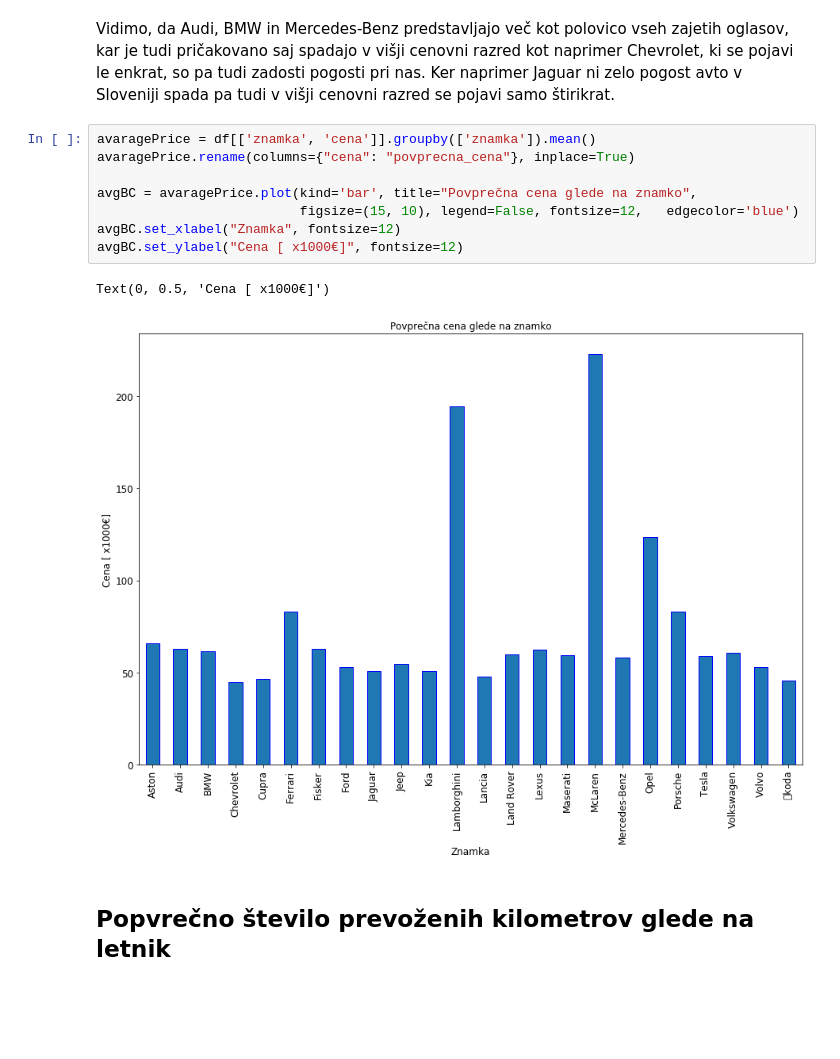
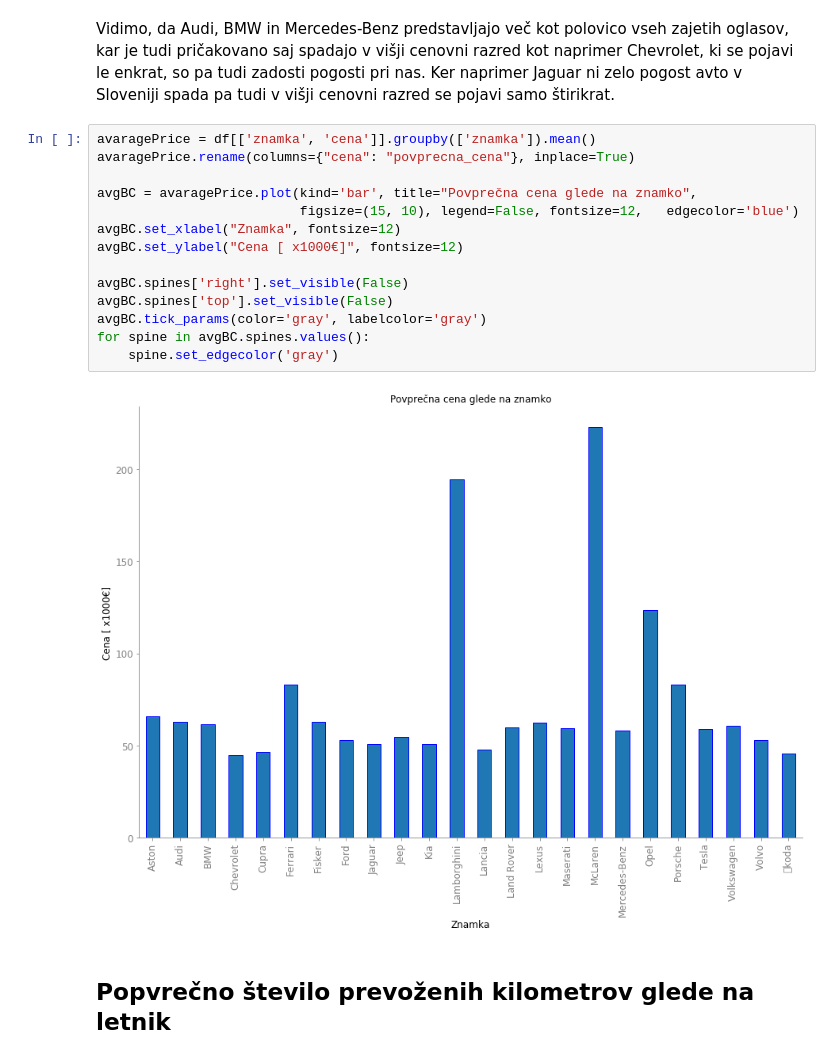
Before and after one commit to VidVrbnjak/Programiranje-1, a Jupyter notebook: Analiza_podatkov.ipynb, the cells around one changed output. Drawn from its saved outputs; the diff is of its cells as text; blank space fills up the shorter version.

```diff
--- a/Analiza_podatkov.ipynb
+++ b/Analiza_podatkov.ipynb
@@ -88,14 +92,19 @@ Vidimo, da Audi, BMW in Mercedes-Benz predstavljajo več kot polovico vseh zajet
 # %%
 avaragePrice = df[['znamka', 'cena']].groupby(['znamka']).mean()
 avaragePrice.rename(columns={"cena": "povprecna_cena"}, inplace=True)
 
 avgBC = avaragePrice.plot(kind='bar', title="Povprečna cena glede na znamko",
                           figsize=(15, 10), legend=False, fontsize=12,   edgecolor='blue')
 avgBC.set_xlabel("Znamka", fontsize=12)
 avgBC.set_ylabel("Cena [ x1000€]", fontsize=12)
+
+avgBC.spines['right'].set_visible(False)
+avgBC.spines['top'].set_visible(False)
+avgBC.tick_params(color='gray', labelcolor='gray')
+for spine in avgBC.spines.values():
+    spine.set_edgecolor('gray')
 # %% [output]
-Text(0, 0.5, 'Cena [ x1000€]')
-[figure, old version]
+[figure, new version]
 # %% [markdown]
 ## Popvrečno število prevoženih kilometrov glede na letnik
 # %%
```
Also changed, not shown: parts of 9 cells of this notebook.
